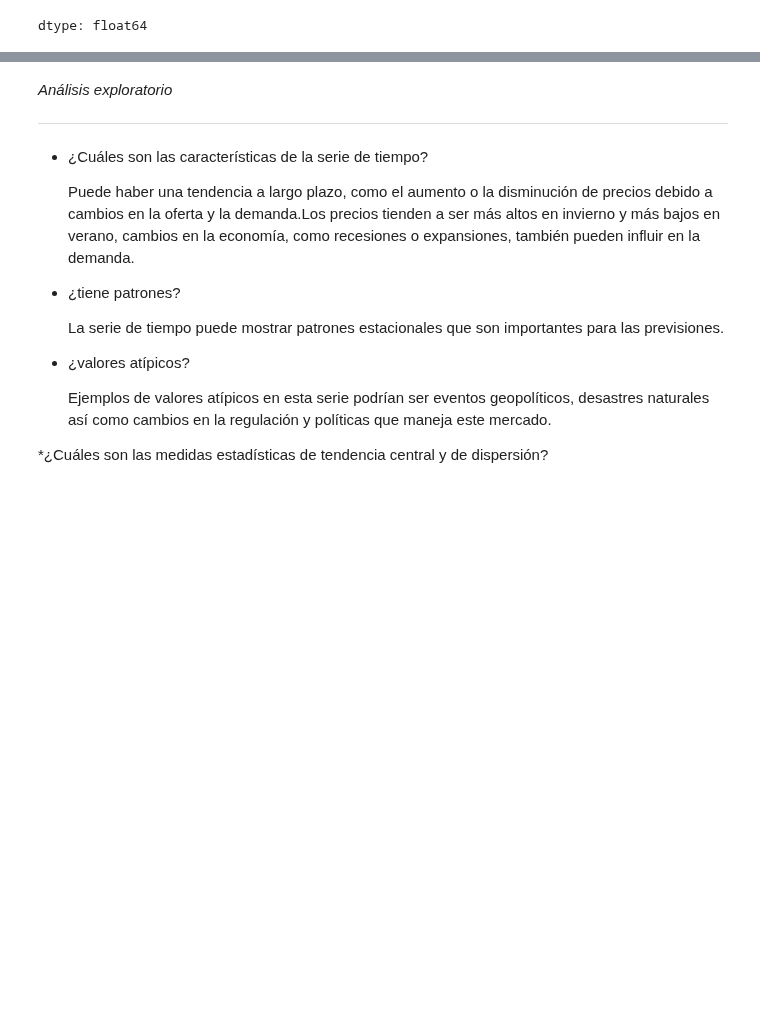
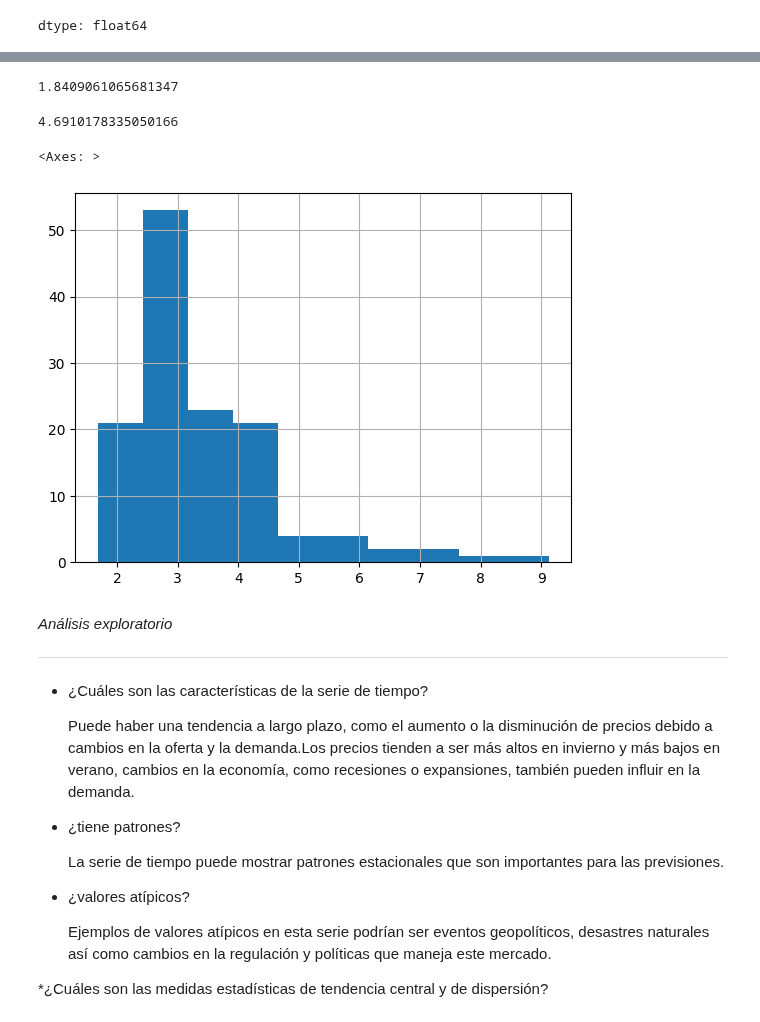
Before and after one commit to Michelleagl/Series_de_Tiempo, a Jupyter notebook: series_de_tiempo.ipynb, the cells around one changed output, grey strips where cells are left out. Cells and saved outputs as stored; diff of their text form; code cells hidden in the pictures; blank space fills up the shorter version.

```diff
--- a/series_de_tiempo.ipynb
+++ b/series_de_tiempo.ipynb
@@ -245,3 +299,16 @@ dtype: float64
+# %%
+hist.skew()
+# %% [output]
+1.8409061065681347
+# %%
+hist.kurtosis()
+# %% [output]
+4.6910178335050166
+# %%
+hist.hist()
+# %% [output]
+<Axes: >
+[figure, added]
 # %% [markdown]
 *Análisis exploratorio*
 __________________________
```
Also changed, not shown: parts of 17 cells of this notebook.
